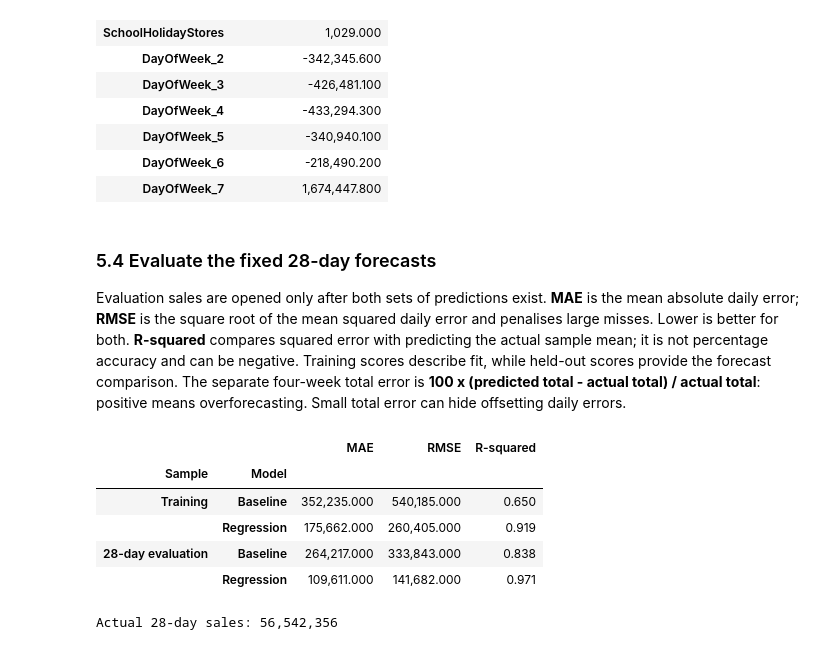
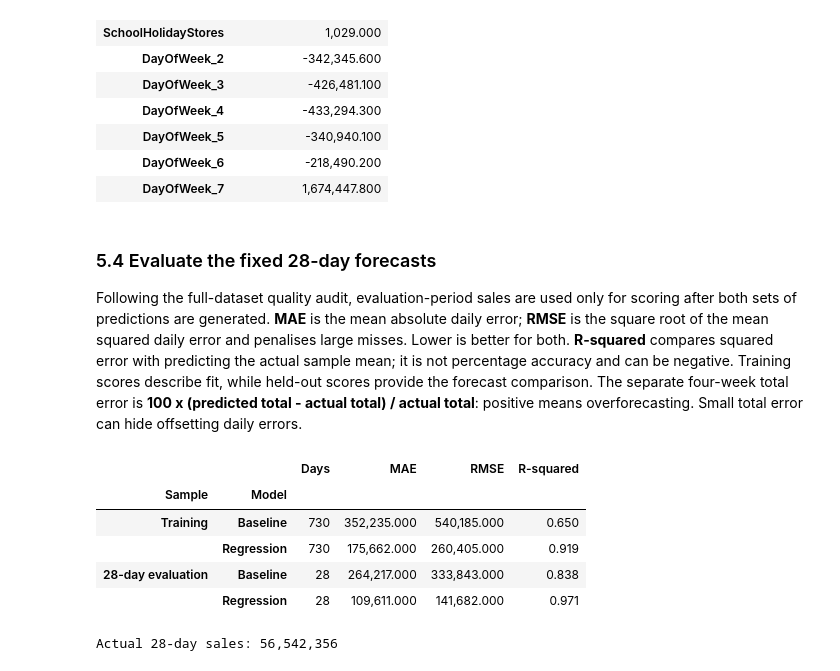
Before and after one commit to C2mmm-web/rossmann-sales-forecasting, a Jupyter notebook: rossmann_sales_forecasting.ipynb, the cells around one changed output. Drawn from its saved outputs; the diff is of its cells as text; code cells hidden in the pictures.

```diff
--- a/rossmann_sales_forecasting.ipynb
+++ b/rossmann_sales_forecasting.ipynb
@@ -70,13 +57,9 @@ pd.set_option("display.max_columns", 20)
 pd.set_option("display.float_format", lambda value: f"{value:,.3f}")
 
 repository = Path(".")
-compressed_path = repository / "data/raw/Rossmann_train.csv.gz"
-csv_path = repository / "data/raw/Rossmann_train.csv"
-INPUT_PATH = compressed_path if compressed_path.is_file() else csv_path
-if not INPUT_PATH.is_file():
-    raise FileNotFoundError(
-        "Download the Kaggle training data to data/raw/Rossmann_train.csv or .csv.gz"
-    )
+INPUT_PATH = next((p for p in [repository / "data/raw/Rossmann_train.csv.gz", repository / "data/raw/Rossmann_train.csv"] if p.is_file()), None)
+if INPUT_PATH is None:
+    raise FileNotFoundError("Download Kaggle train.csv and save it as data/raw/Rossmann_train.csv or .csv.gz")
 
 train_input = pd.read_csv(INPUT_PATH, low_memory=False)
 initial_audit = pd.Series({
@@ -157,18 +142,21 @@ ranking_start = pd.Timestamp("2015-01-01")
 ranking_end = pd.Timestamp("2015-07-03")
 evaluation_start = pd.Timestamp("2015-07-04")
 evaluation_end = pd.Timestamp("2015-07-31")
+forecast_days = len(pd.date_range(evaluation_start, evaluation_end))
+assert forecast_days == 28 and ranking_end < evaluation_start
 
 ranking_data = train_clean[train_clean["Date"].between(ranking_start, ranking_end)]
 ranking_coverage = ranking_data.groupby("Store")["Date"].nunique()
-assert ranking_coverage.nunique() == 1
+assert ranking_coverage.index.equals(train_clean.groupby("Store").size().index)
+assert ranking_coverage.eq(len(pd.date_range(ranking_start, ranking_end))).all()
 
 store_ranking = ranking_data.groupby("Store")["Sales"].sum().sort_values(ascending=False)
 top_store_count = math.ceil(0.20 * len(store_ranking))
 top_store_ids = store_ranking.head(top_store_count).index
 top_stores = train_clean[train_clean["Store"].isin(top_store_ids)].copy()
+assert top_stores["Store"].nunique() == top_store_count
 ranking_sales_share = 100 * store_ranking.loc[top_store_ids].sum() / store_ranking.sum()
 
-store_date_duplicates = int(train_clean.duplicated(["Store", "Date"]).sum())
 sales_preserved = train_clean["Sales"].sum() == train_input["Sales"].sum()
 customers_preserved = train_clean["Customers"].sum() == train_input["Customers"].sum()
 
@@ -177,19 +165,15 @@ validation = pd.Series({
     "Days per store in ranking": int(ranking_coverage.iloc[0]),
     "Stores ranked": len(store_ranking),
     "Top stores selected": len(top_store_ids),
-    "Selected share of ranking-period sales (%)": round(ranking_sales_share, 1),
+    "Selected sales share (%)": round(ranking_sales_share, 1),
     "Evaluation period": f"{evaluation_start.date()} to {evaluation_end.date()}",
-    "Evaluation days": len(pd.date_range(evaluation_start, evaluation_end)),
-    "Raw train rows": len(train_input),
-    "Clean train rows": len(train_clean),
+    "Evaluation days": forecast_days,
     "Rows removed in this run": len(train_input) - len(train_clean),
-    "Duplicate Store-Date rows": store_date_duplicates,
-    "Missing train cells": int(train_clean.isna().sum().sum()),
     "Sales total preserved": sales_preserved,
     "Customers total preserved": customers_preserved,
 })
 
 assert validation["Sales total preserved"]
 assert validation["Customers total preserved"]
-validation
+validation.to_frame("Value")
 # %% [output]
@@ -504,39 +504,42 @@ Training PromoStores levels: [0, 223]
 # %% [markdown]
 ### 5.4 Evaluate the fixed 28-day forecasts
 
-Evaluation sales are opened only after both sets of predictions exist. **MAE** is the mean absolute daily error; **RMSE** is the square root of the mean squared daily error and penalises large misses. Lower is better for both. **R-squared** compares squared error with predicting the actual sample mean; it is not percentage accuracy and can be negative. Training scores describe fit, while held-out scores provide the forecast comparison. The separate four-week total error is **100 x (predicted total - actual total) / actual total**: positive means overforecasting. Small total error can hide offsetting daily errors.
+Following the full-dataset quality audit, evaluation-period sales are used only for scoring after both sets of predictions are generated. **MAE** is the mean absolute daily error; **RMSE** is the square root of the mean squared daily error and penalises large misses. Lower is better for both. **R-squared** compares squared error with predicting the actual sample mean; it is not percentage accuracy and can be negative. Training scores describe fit, while held-out scores provide the forecast comparison. The separate four-week total error is **100 x (predicted total - actual total) / actual total**: positive means overforecasting. Small total error can hide offsetting daily errors.
 # %%
 from sklearn.metrics import mean_absolute_error, mean_squared_error, r2_score
 
 train_predictions = pd.DataFrame({"Baseline": baseline_train, "Regression": linear_train})
 eval_predictions = pd.DataFrame({"Baseline": baseline_eval, "Regression": linear_eval})
 assert eval_predictions.index.equals(X_eval.index)
-assert eval_predictions.shape == (28, 2) and eval_predictions.notna().all().all()
+assert train_predictions.index.equals(y_train.index)
+assert train_predictions.shape == (len(X_train), 2)
+assert eval_predictions.shape == (forecast_days, 2)
+assert train_predictions.notna().all().all() and eval_predictions.notna().all().all()
 
 evaluation_rows = top_stores[top_stores["Date"].between(evaluation_start, evaluation_end)]
 y_eval = evaluation_rows.groupby("Date")["Sales"].sum().loc[X_eval.index]
 assert y_eval.index.equals(eval_predictions.index) and y_eval.notna().all()
 score_rows = []
 for sample, actual, predictions in [
     ("Training", y_train, train_predictions), ("28-day evaluation", y_eval, eval_predictions)
 ]:
     for model in predictions:
         predicted = predictions[model]
         score_rows.append({
-            "Sample": sample, "Model": model,
+            "Sample": sample, "Model": model, "Days": len(actual),
             "MAE": mean_absolute_error(actual, predicted),
             "RMSE": mean_squared_error(actual, predicted) ** 0.5,
             "R-squared": r2_score(actual, predicted)
         })
 scores = pd.DataFrame(score_rows).set_index(["Sample", "Model"])
 scores.round({"MAE": 0, "RMSE": 0, "R-squared": 3})
 # %% [output]
-|  |  | MAE | RMSE | R-squared |
-| Sample | Model |  |  |  |
-| Training | Baseline | 352,235.000 | 540,185.000 | 0.650 |
-|  | Regression | 175,662.000 | 260,405.000 | 0.919 |
-| 28-day evaluation | Baseline | 264,217.000 | 333,843.000 | 0.838 |
-|  | Regression | 109,611.000 | 141,682.000 | 0.971 |
+|  |  | Days | MAE | RMSE | R-squared |
+| Sample | Model |  |  |  |  |
+| Training | Baseline | 730 | 352,235.000 | 540,185.000 | 0.650 |
+|  | Regression | 730 | 175,662.000 | 260,405.000 | 0.919 |
+| 28-day evaluation | Baseline | 28 | 264,217.000 | 333,843.000 | 0.838 |
+|  | Regression | 28 | 109,611.000 | 141,682.000 | 0.971 |
 # %%
 actual_total = y_eval.sum()
 revenue_comparison = pd.DataFrame({
```
Also changed, not shown: parts of 44 cells of this notebook, 2 other files.
